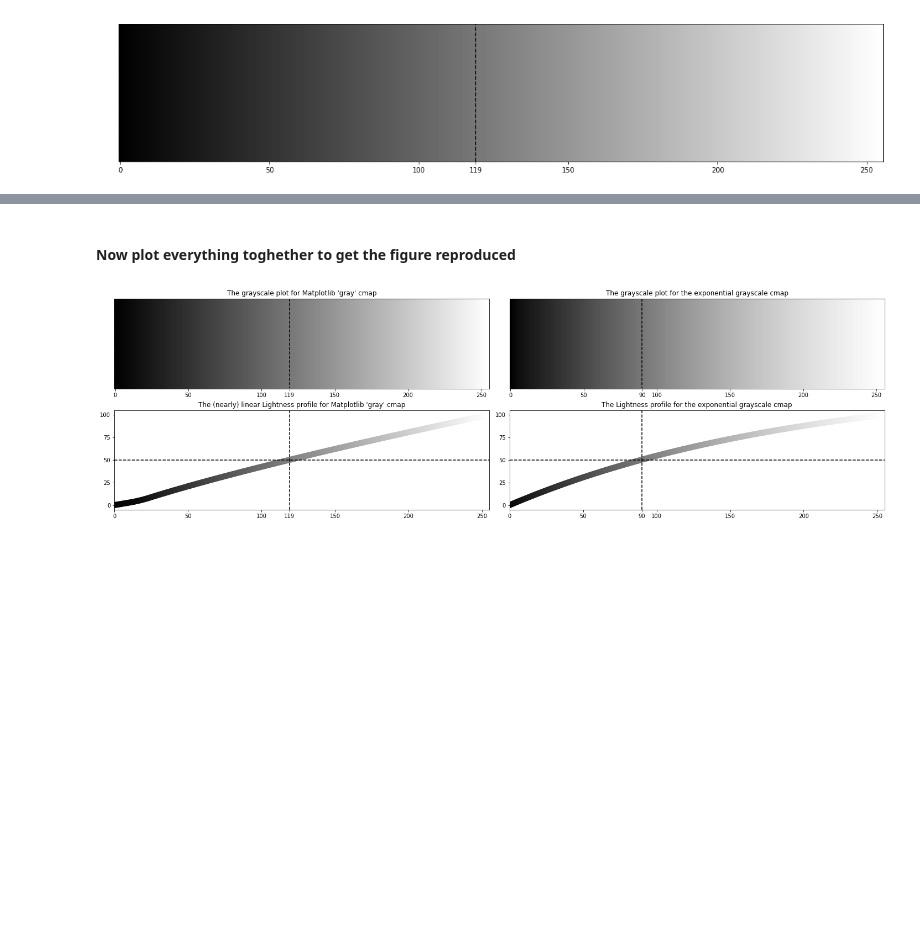
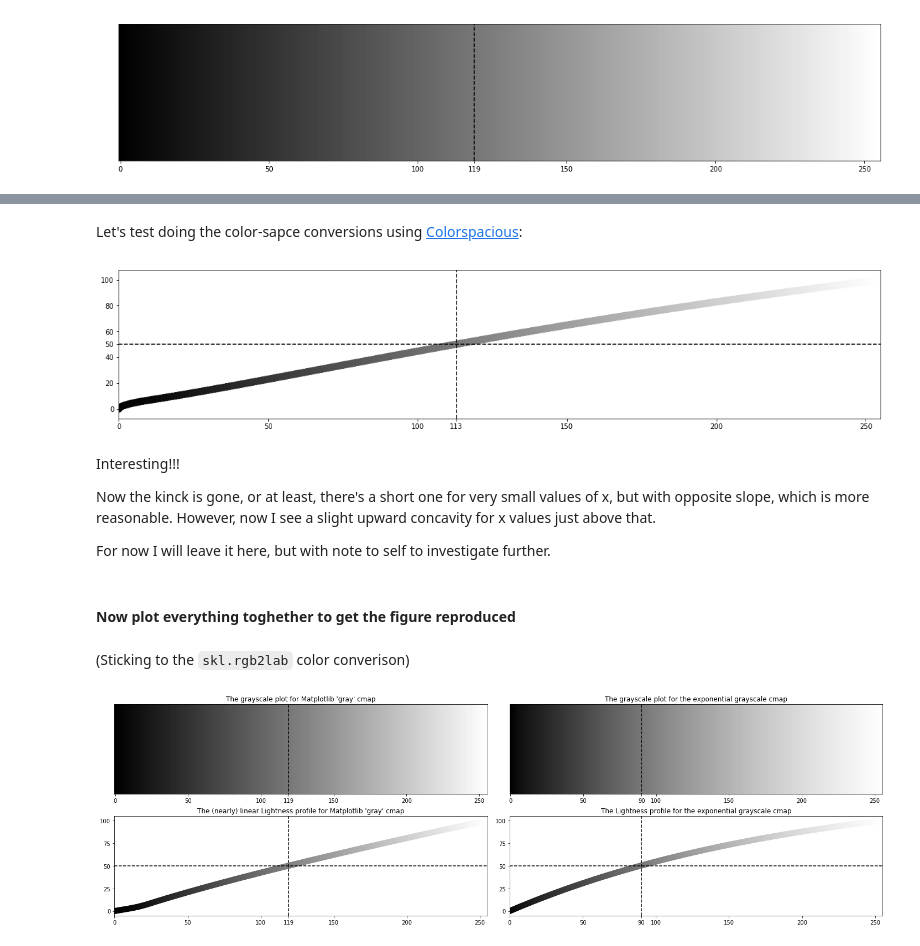
Before and after one commit to mycarta/Reproducing-exponential-grayscale-cmap, a Jupyter notebook: How_to_make_exponetial_grayscale.ipynb, the cells around one changed output, grey strips where cells are left out. Saved outputs shown, nothing was run; the diff lists cells and outputs as text; code cells hidden in the pictures; blank space fills up the shorter version.

Commit message:
adding interactive noteboo and colorspatious test

```diff
--- a/How_to_make_exponetial_grayscale.ipynb
+++ b/How_to_make_exponetial_grayscale.ipynb
@@ -198,0 +196,2 @@ __Hence,  note to self: ==> Future work: test doing all the color-sapce conversi
+# %% [markdown]
+Let's test doing the color-sapce conversions using [Colorspacious](https://colorspacious.readthedocs.io/en/latest/reference.html#conversion-functions):
@@ -199,5 +200,40 @@ __Hence,  note to self: ==> Future work: test doing all the color-sapce conversi
+# %%
+rbwcs = np.tile(bw[:,0], (256,1))
+gbwcs = np.tile(bw[:,1], (256,1))
+bbwcs = np.tile(bw[:,2], (256,1))
+rgb_bwcs=np.swapaxes(np.array(list(zip(rbwcs, gbwcs, bbwcs))),1,2)
+lab_bwcs = cspace_converter("sRGB1", "CAM02-UCS")(rgb_bwcs)
+l_bwcs = lab_bwcs[0,:,0]
+# %%
+# finding index
+idx1cs = np.searchsorted(l_bwcs, 50, side="right") # first index where value > 0.5
+# %%
+y_ticks1cs=[0, 20, 40, 50, 60, 80, 100]
+x_ticks1cs = [0, 50, 100, 150, 200, 250]
+x_ticks1cs.append(idx1cs)
+x_ticks1cs=sorted(x_ticks1cs)
+# %%
+fig, ax = plt.subplots(figsize=(20,4))
+plt.yticks(np.array(y_ticks1cs), y_ticks1cs)
+plt.xticks(np.array(x_ticks1cs), x_ticks1cs)
+plt.scatter(x, l_bwcs, s = 100, c = l_bw, cmap='gray')
+plt.xlim(min(x),max(x))
+ax.set_yticks([50], minor=True)
+ax.axhline(50, linestyle='--', color='k')
+ax.set_xticks([idx1cs], minor=True)
+ax.axvline(idx1cs, linestyle='--', color='k');
+# %% [output]
+[figure, added]
+# %% [markdown]
+Interesting!!!
+
+Now the kinck is gone, or at least, there's a short one for very small values of x, but with opposite slope, which is more reasonable. However, now I see a slight upward concavity for x values just above that.
+
+For now I will leave it here, but with note to self to investigate further.
 # %% [markdown]
 #### Now plot everything toghether to get the figure reproduced
+# %% [markdown]
+(Sticking to the `skl.rgb2lab` color converison)
 # %%
 fig = plt.figure(figsize=(20,6))
 
```
Also changed, not shown: parts of 4 cells of this notebook.
